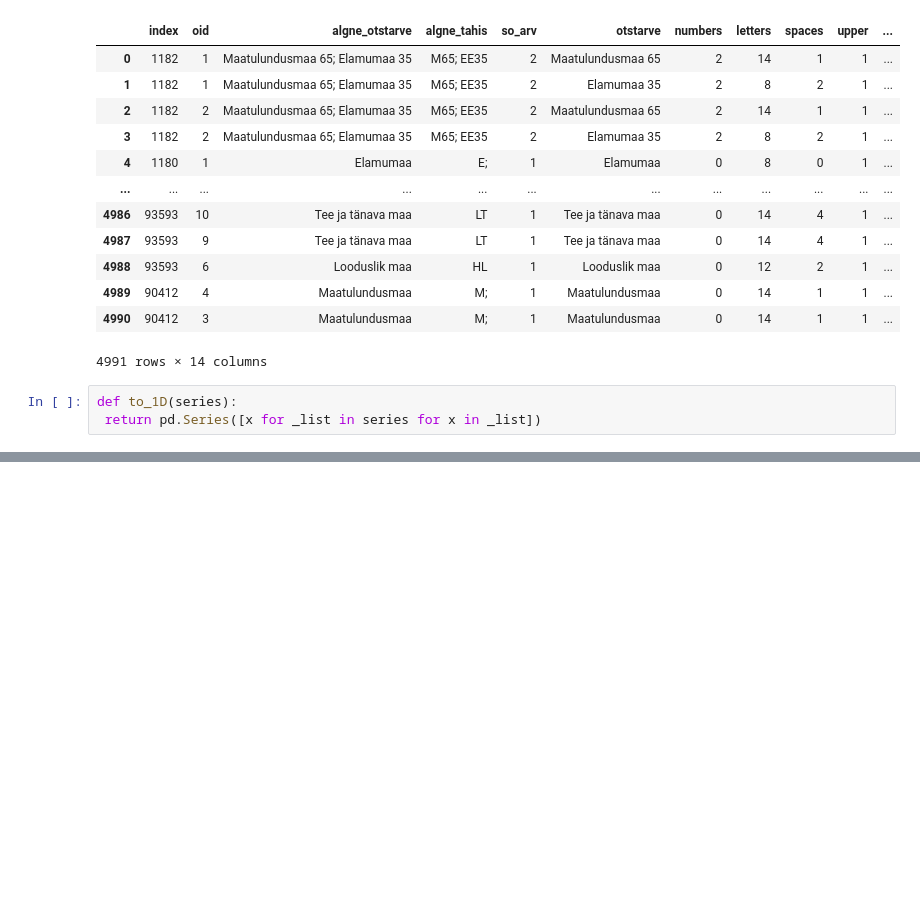
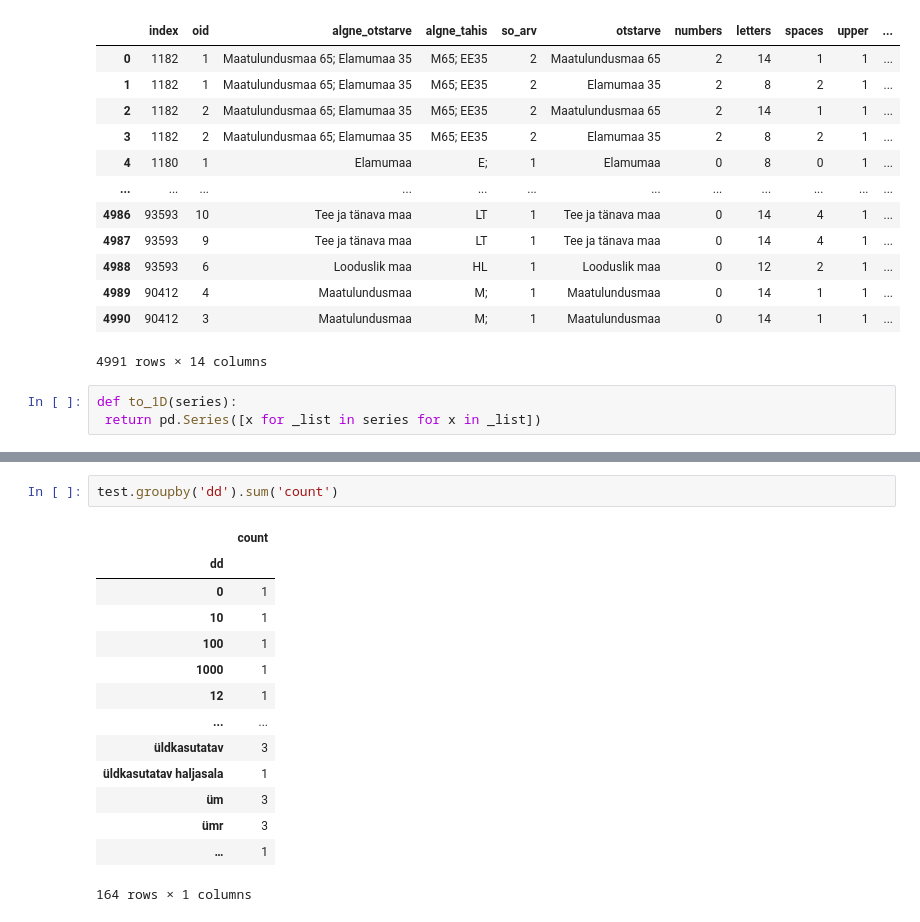
Before and after one commit to taavip/MAPlaneeringud, a Jupyter notebook: plan_analyys.ipynb, the cells around one changed output, grey strips where cells are left out. Drawn from its saved outputs; the diff is of its cells as text; blank space fills up the shorter version.

```diff
--- a/plan_analyys.ipynb
+++ b/plan_analyys.ipynb
@@ -378,0 +363,17 @@ test.groupby('dd').count()
+# %%
+test.groupby('dd').sum('count')
+# %% [output]
+|  | count |
+| dd |  |
+| 0 | 1 |
+| 10 | 1 |
+| 100 | 1 |
+| 1000 | 1 |
+| 12 | 1 |
+| ... | ... |
+| üldkasutatav | 3 |
+| üldkasutatav haljasala | 1 |
+| üm | 3 |
+| ümr | 3 |
+| … | 1 |
+164 rows × 1 columns
```
Also changed, not shown: parts of 7 cells of this notebook.
